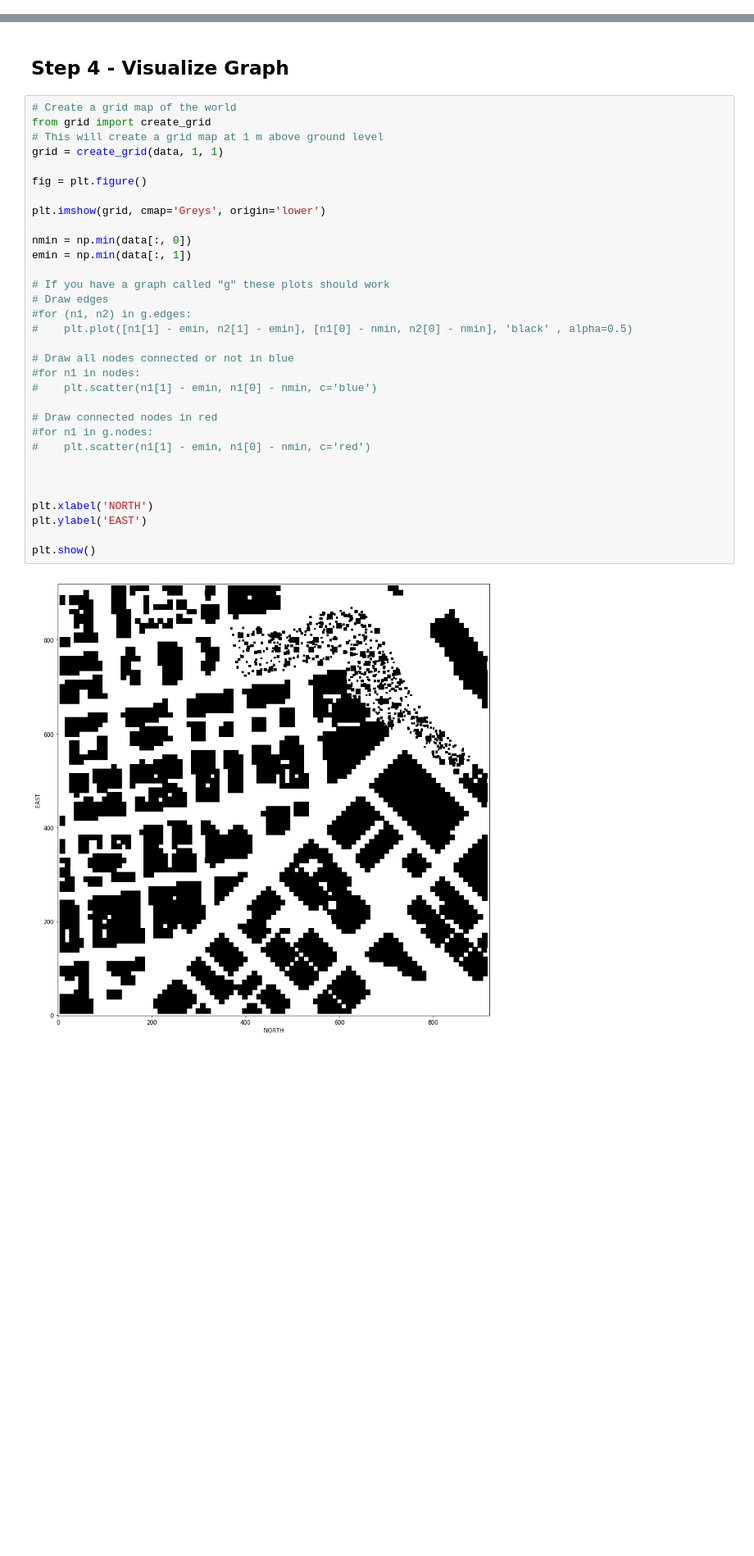
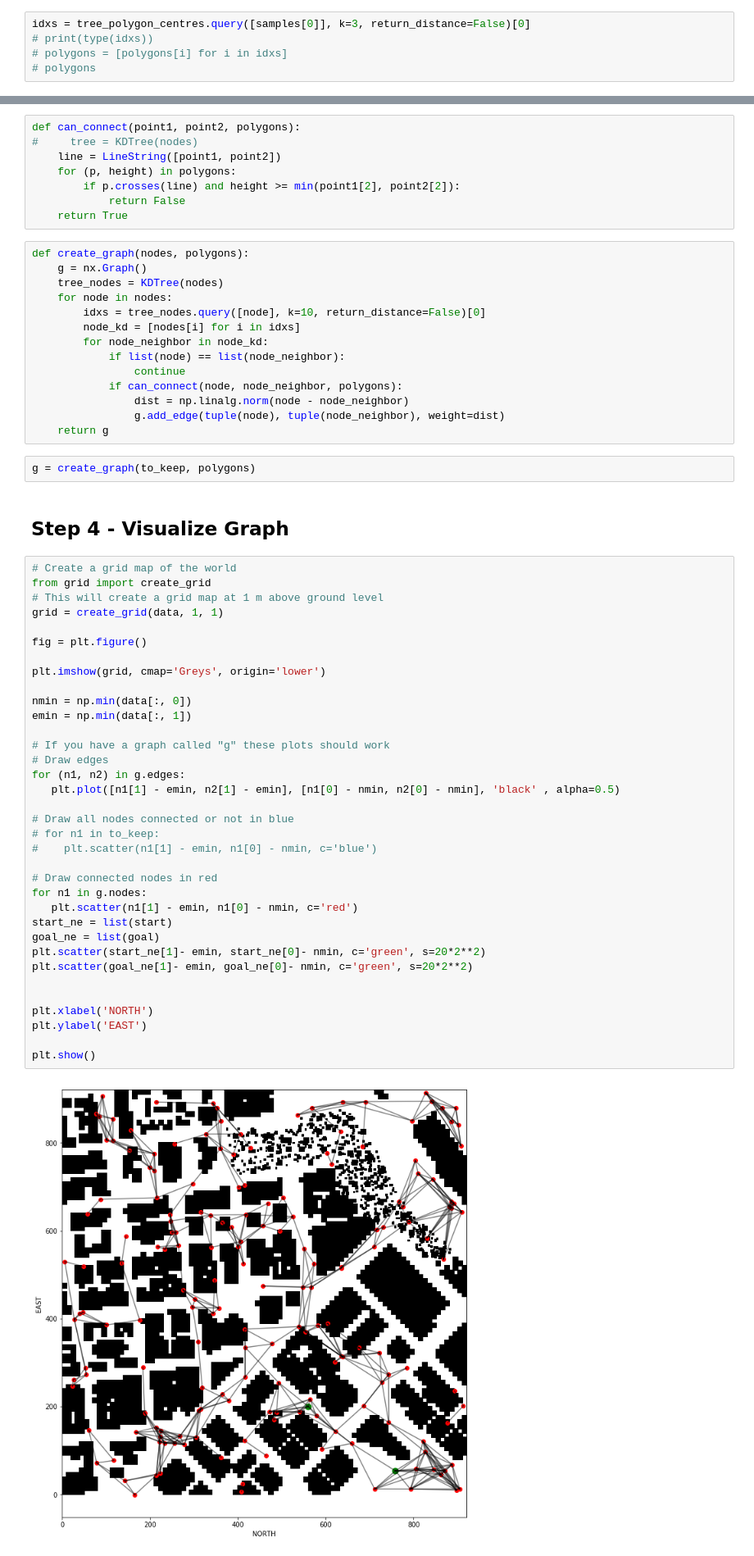
Before and after one commit to shovan777/FCND-Backyard-Flyer, a Jupyter notebook: notebooks/probabilistic_roadmap/Probabilistic-Roadmap.ipynb, the cells around one changed output, grey strips where cells are left out. Shown: that part at 82% size. Drawn from its saved outputs; the diff is of its cells as text; blank space fills up the shorter version.

```diff
--- a/notebooks/probabilistic_roadmap/Probabilistic-Roadmap.ipynb
+++ b/notebooks/probabilistic_roadmap/Probabilistic-Roadmap.ipynb
@@ -88,0 +191,5 @@ idxs = tree.query([points[0]], k=3, return_distance=False)[0]
+# %%
+idxs = tree_polygon_centres.query([samples[0]], k=3, return_distance=False)[0]
+# print(type(idxs))
+# polygons = [polygons[i] for i in idxs]
+# polygons
@@ -107,42 +235,69 @@ NOTE: You can use `LineString()` from the `shapely` library to create a line. Ad
             # k of it's nearest neighbors
         # if nodes are connectable, add an edge to graph
     # Iterate through all candidate nodes!
+# %%
+def can_connect(point1, point2, polygons):
+#     tree = KDTree(nodes)
+    line = LineString([point1, point2])
+    for (p, height) in polygons:
+        if p.crosses(line) and height >= min(point1[2], point2[2]):
+            return False
+    return True
+# %%
+def create_graph(nodes, polygons):
+    g = nx.Graph()
+    tree_nodes = KDTree(nodes)
+    for node in nodes:
+        idxs = tree_nodes.query([node], k=10, return_distance=False)[0]
+        node_kd = [nodes[i] for i in idxs]
+        for node_neighbor in node_kd:
+            if list(node) == list(node_neighbor):
+                continue
+            if can_connect(node, node_neighbor, polygons):
+                dist = np.linalg.norm(node - node_neighbor)
+                g.add_edge(tuple(node), tuple(node_neighbor), weight=dist)
+    return g
+# %%
+g = create_graph(to_keep, polygons)
 # %% [markdown]
 ## Step 4 - Visualize Graph
 # %%
 # Create a grid map of the world
 from grid import create_grid
 # This will create a grid map at 1 m above ground level
 grid = create_grid(data, 1, 1)
 
 fig = plt.figure()
 
 plt.imshow(grid, cmap='Greys', origin='lower')
 
 nmin = np.min(data[:, 0])
 emin = np.min(data[:, 1])
 
 # If you have a graph called "g" these plots should work
 # Draw edges
-#for (n1, n2) in g.edges:
-#    plt.plot([n1[1] - emin, n2[1] - emin], [n1[0] - nmin, n2[0] - nmin], 'black' , alpha=0.5)
+for (n1, n2) in g.edges:
+   plt.plot([n1[1] - emin, n2[1] - emin], [n1[0] - nmin, n2[0] - nmin], 'black' , alpha=0.5)
 
 # Draw all nodes connected or not in blue
-#for n1 in nodes:
+# for n1 in to_keep:
 #    plt.scatter(n1[1] - emin, n1[0] - nmin, c='blue')
 
 # Draw connected nodes in red
-#for n1 in g.nodes:
-#    plt.scatter(n1[1] - emin, n1[0] - nmin, c='red')
-
+for n1 in g.nodes:
+   plt.scatter(n1[1] - emin, n1[0] - nmin, c='red')
+start_ne = list(start)
+goal_ne = list(goal)
+plt.scatter(start_ne[1]- emin, start_ne[0]- nmin, c='green', s=20*2**2)
+plt.scatter(goal_ne[1]- emin, goal_ne[0]- nmin, c='green', s=20*2**2)
 
 
 plt.xlabel('NORTH')
 plt.ylabel('EAST')
 
 plt.show()
 # %% [output]
-[figure, old version]
+[figure, new version]
 # %% [markdown]
 ## Step 5 - Define Heuristic
 # %%
```
Also changed, not shown: parts of 22 cells of this notebook, 4 other files.
